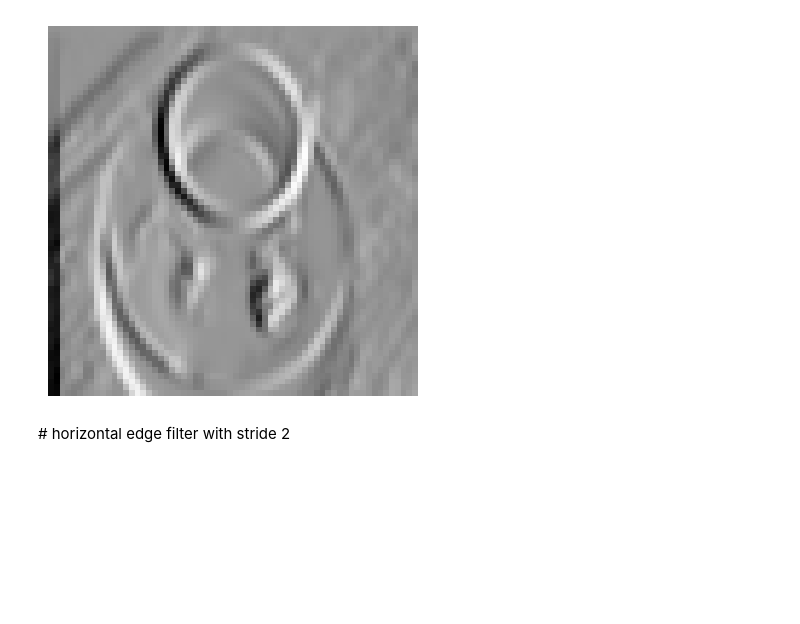
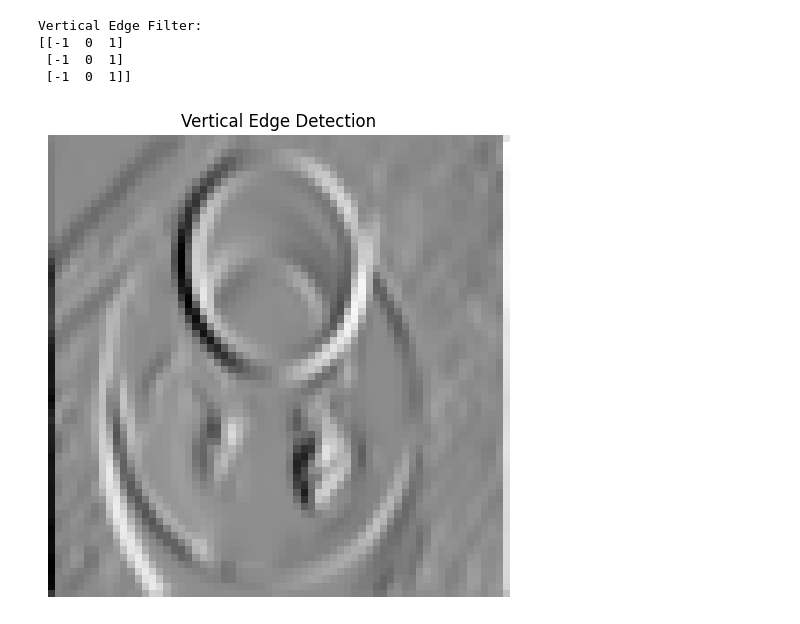
Before and after one commit to cataluna84/Generative_Deep_Learning, a Jupyter notebook: v1/notebooks/02_02_deep_learning_convolutions.ipynb, the cells around one changed output. Drawn from its saved outputs; the diff is of its cells as text; code cells hidden in the pictures; blank space fills up the shorter version.

```diff
--- a/v1/notebooks/02_02_deep_learning_convolutions.ipynb
+++ b/v1/notebooks/02_02_deep_learning_convolutions.ipynb
@@ -86,35 +127,34 @@ wandb: WARNING Data passed to `wandb.Image` should consist of values in the rang
 # %%
-filter2 = np.array([
-    [ -1,  0,  1],
-    [ -1,  0,  1],
-    [ -1,  0,  1]
+# Define vertical edge detection filter
+filter_vertical = np.array([
+    [-1,  0,  1],
+    [-1,  0,  1],
+    [-1,  0,  1]
 ])
 
+print("Vertical Edge Filter:")
+print(filter_vertical)
+
+# Apply convolution manually
 new_image = np.zeros(im.shape)
-
-im_pad = np.pad(im,1, 'constant')
+im_pad = np.pad(im, 1, 'constant')
 
 for i in range(im.shape[0]):
     for j in range(im.shape[1]):
-        try:
-            new_image[i,j] = \
-            im_pad[i-1,j-1] * filter2[0,0] + \
-            im_pad[i-1,j] * filter2[0,1] + \
-            im_pad[i-1,j+1] * filter2[0,2] + \
-            im_pad[i,j-1] * filter2[1,0] + \
-            im_pad[i,j] * filter2[1,1] + \
-            im_pad[i,j+1] * filter2[1,2] +\
-            im_pad[i+1,j-1] * filter2[2,0] + \
-            im_pad[i+1,j] * filter2[2,1] + \
-            im_pad[i+1,j+1] * filter2[2,2]
-        except:
-            pass
+        new_image[i, j] = np.sum(im_pad[i:i+3, j:j+3] * filter_vertical)
 
+# Display result
+plt.figure(figsize=(6, 6))
 plt.axis('off')
-plt.imshow(new_image, cmap='Greys');
+plt.title('Vertical Edge Detection')
+plt.imshow(new_image, cmap='Greys')
+plt.show()
 
+# Log to W&B
 wandb.log({"vertical_edge": wandb.Image(new_image, caption="Vertical Edge Filter")})
 # %% [output]
+Vertical Edge Filter:
+[[-1  0  1]
+ [-1  0  1]
+ [-1  0  1]]
-[figure, old version]
+[figure, new version]
-# %% [markdown]
-# horizontal edge filter with stride 2
```
Also changed, not shown: parts of 22 cells of this notebook, 14 other files.
